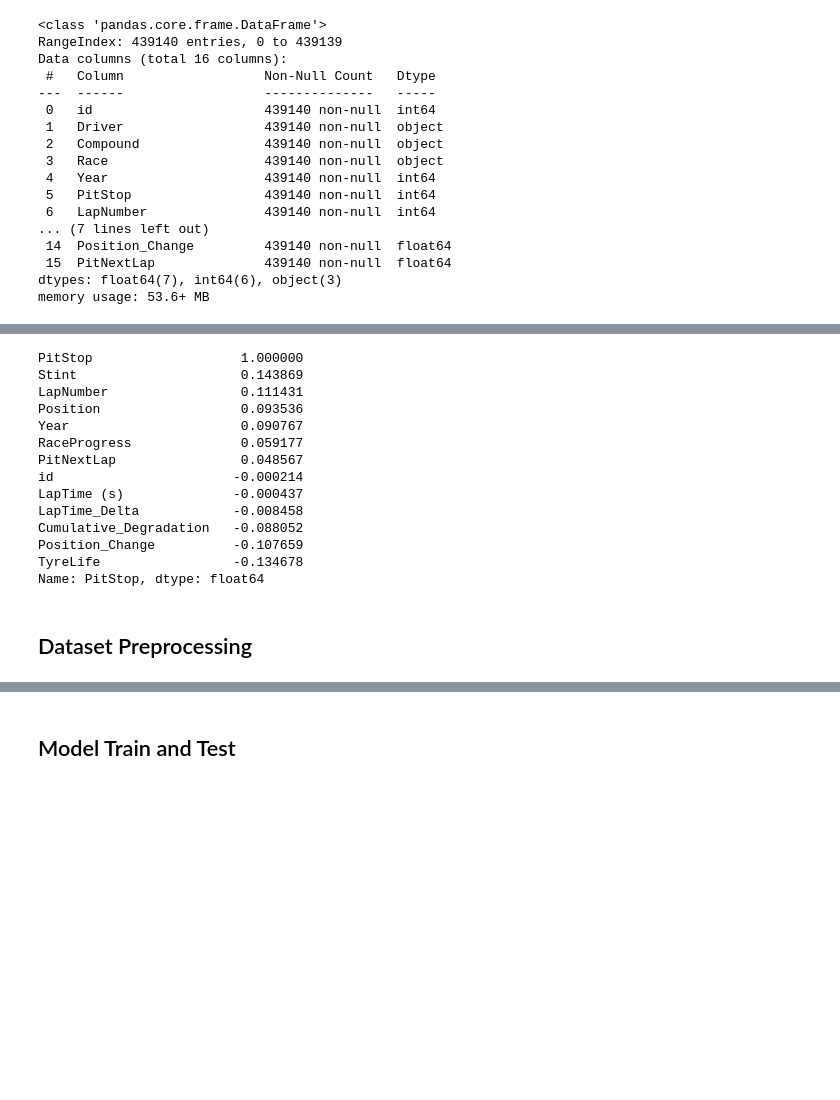
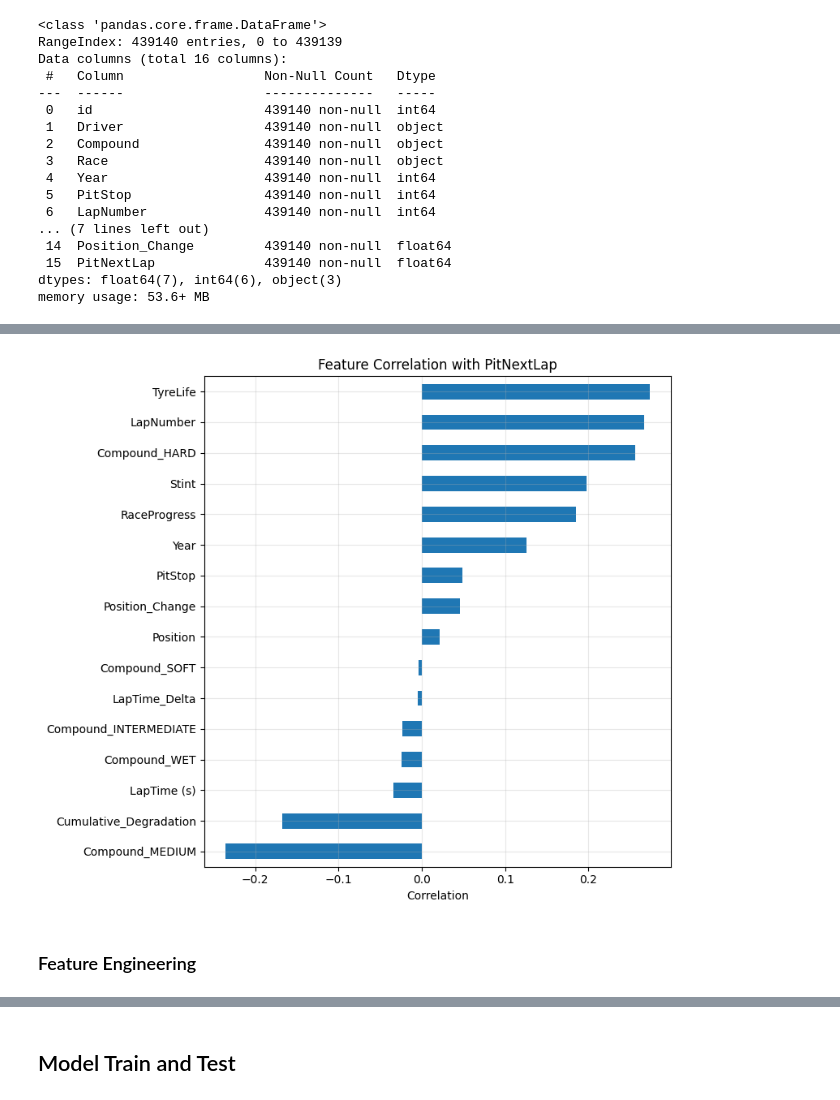
Before and after one commit to xiaofeng-meng/Predicting_F1_Pit_Stops, a Jupyter notebook: Predicting_F1_Pit_Stops.ipynb, the cells around one changed output, grey strips where cells are left out. Cells and saved outputs as stored; diff of their text form; code cells hidden in the pictures; blank space fills up the shorter version.

```diff
--- a/Predicting_F1_Pit_Stops.ipynb
+++ b/Predicting_F1_Pit_Stops.ipynb
@@ -72,24 +63,10 @@ memory usage: 53.6+ MB
 # %%
-# df_train['PitStop'].hist(bins=50)
-# plt.show()
+# Dropout Columns
+drop_cols = ['id', 'Driver', 'Race']
+df_train_drop = df_train.drop(columns=drop_cols).copy()
+df_test_drop = df_test.drop(columns=drop_cols).copy()
+
+# One-Hot Encoding
+encoding_cols = ['Compound']
+df_train_encoded = pd.get_dummies(df_train_drop, columns=encoding_cols)
+df_test_encoded = pd.get_dummies(df_test_drop, columns=encoding_cols)
-# %%
-numeric_cols = df_train.select_dtypes(include=['int64', 'float64']).columns
-
-corr = df_train[numeric_cols].corr()
-
-corr['PitStop'].sort_values(ascending=False)
-# %% [output]
-PitStop                   1.000000
-Stint                     0.143869
-LapNumber                 0.111431
-Position                  0.093536
-Year                      0.090767
-RaceProgress              0.059177
-PitNextLap                0.048567
-id                       -0.000214
-LapTime (s)              -0.000437
-LapTime_Delta            -0.008458
-Cumulative_Degradation   -0.088052
-Position_Change          -0.107659
-TyreLife                 -0.134678
-Name: PitStop, dtype: float64
@@ -104,2 +72,0 @@ Name: PitStop, dtype: float64
-# %% [markdown]
-## Dataset Preprocessing
@@ -131,0 +73,17 @@ for col in cat_cols:
+# %%
+corr = df_train_encoded.corrwith(df_train_encoded['PitNextLap']).sort_values(ascending=False)
+
+# print(corr)
+
+plt.figure(figsize=(8, 7))
+corr.drop('PitNextLap').head(30).plot(kind='barh')
+plt.gca().invert_yaxis()
+plt.title('Feature Correlation with PitNextLap')
+plt.xlabel('Correlation')
+plt.grid(True, alpha=0.3)
+plt.tight_layout()
+plt.show()
+# %% [output]
+[figure, added]
+# %% [markdown]
+### Feature Engineering
```
Also changed, not shown: parts of 22 cells of this notebook.
